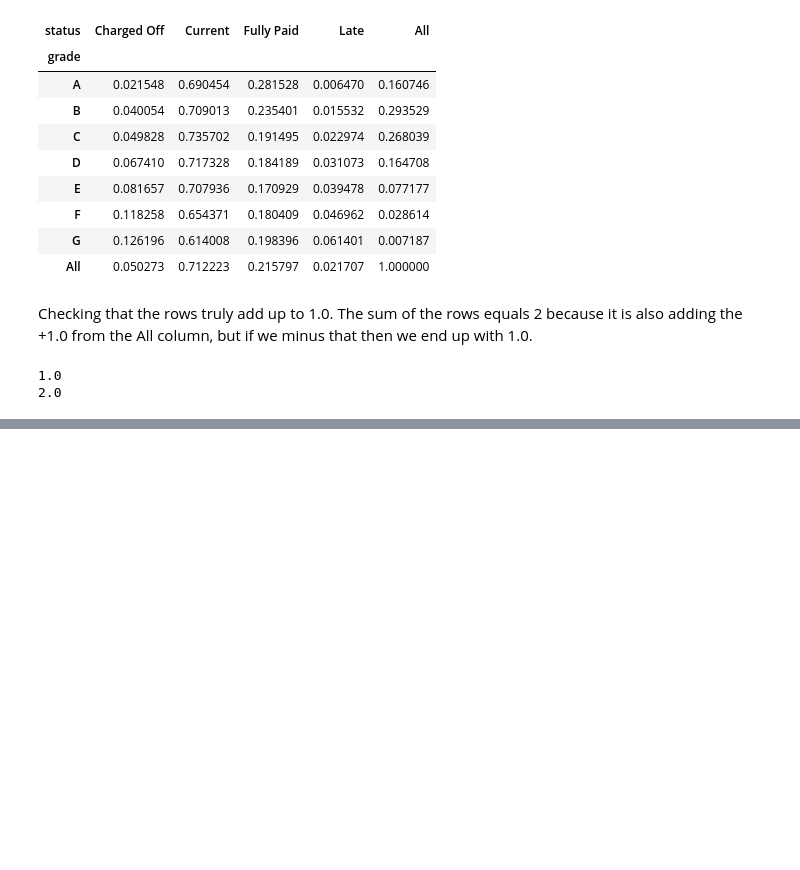
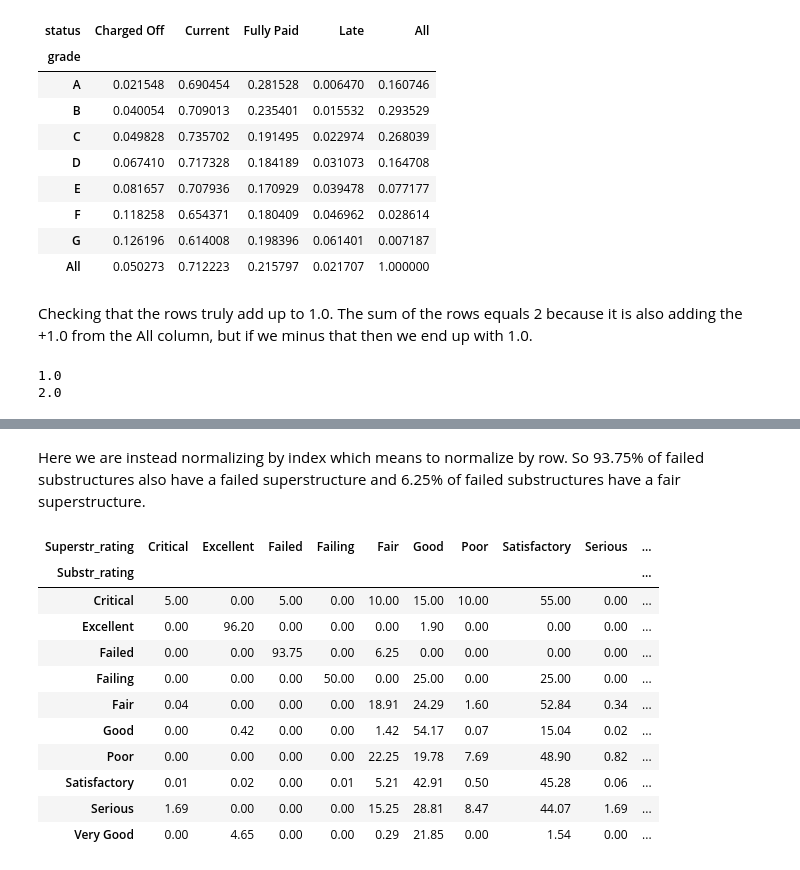
Before and after one commit to elliot-linsey/Portfolio-projects, a Jupyter notebook: Crosstab/Crosstab.ipynb, the cells around one changed output, grey strips where cells are left out. Cells and saved outputs as stored; diff of their text form; code cells hidden in the pictures; blank space fills up the shorter version.

```diff
--- a/Crosstab/Crosstab.ipynb
+++ b/Crosstab/Crosstab.ipynb
@@ -69,0 +111,19 @@ print(df_cross_1.loc['All'].sum())
+# %% [markdown]
+Here we are instead normalizing by index which means to normalize by row. So 93.75% of failed substructures also have a failed superstructure and 6.25% of failed substructures have a fair superstructure.
+# %%
+sub_sup3 = pd.crosstab(bridges.Substr_rating, bridges.Superstr_rating, normalize='index')
+sub_sup3 = sub_sup3.round(4)*100
+sub_sup3
+# %% [output]
+| Superstr_rating | Critical | Excellent | Failed | Failing | Fair | Good | Poor | Satisfactory | Serious | ... |
+| Substr_rating |  |  |  |  |  |  |  |  |  | ... |
+| Critical | 5.00 | 0.00 | 5.00 | 0.00 | 10.00 | 15.00 | 10.00 | 55.00 | 0.00 | ... |
+| Excellent | 0.00 | 96.20 | 0.00 | 0.00 | 0.00 | 1.90 | 0.00 | 0.00 | 0.00 | ... |
+| Failed | 0.00 | 0.00 | 93.75 | 0.00 | 6.25 | 0.00 | 0.00 | 0.00 | 0.00 | ... |
+| Failing | 0.00 | 0.00 | 0.00 | 50.00 | 0.00 | 25.00 | 0.00 | 25.00 | 0.00 | ... |
+| Fair | 0.04 | 0.00 | 0.00 | 0.00 | 18.91 | 24.29 | 1.60 | 52.84 | 0.34 | ... |
+| Good | 0.00 | 0.42 | 0.00 | 0.00 | 1.42 | 54.17 | 0.07 | 15.04 | 0.02 | ... |
+| Poor | 0.00 | 0.00 | 0.00 | 0.00 | 22.25 | 19.78 | 7.69 | 48.90 | 0.82 | ... |
+| Satisfactory | 0.01 | 0.02 | 0.00 | 0.01 | 5.21 | 42.91 | 0.50 | 45.28 | 0.06 | ... |
+| Serious | 1.69 | 0.00 | 0.00 | 0.00 | 15.25 | 28.81 | 8.47 | 44.07 | 1.69 | ... |
+| Very Good | 0.00 | 4.65 | 0.00 | 0.00 | 0.29 | 21.85 | 0.00 | 1.54 | 0.00 | ... |
```
Also changed, not shown: parts of 5 cells of this notebook, 2 other files.
